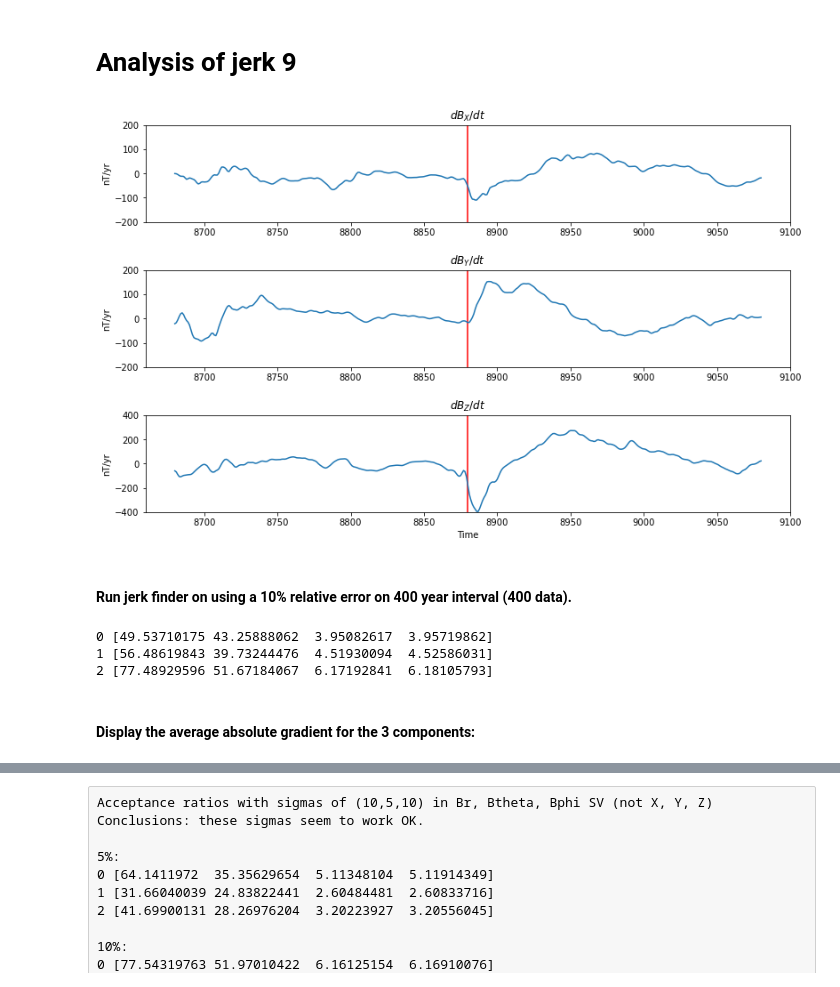
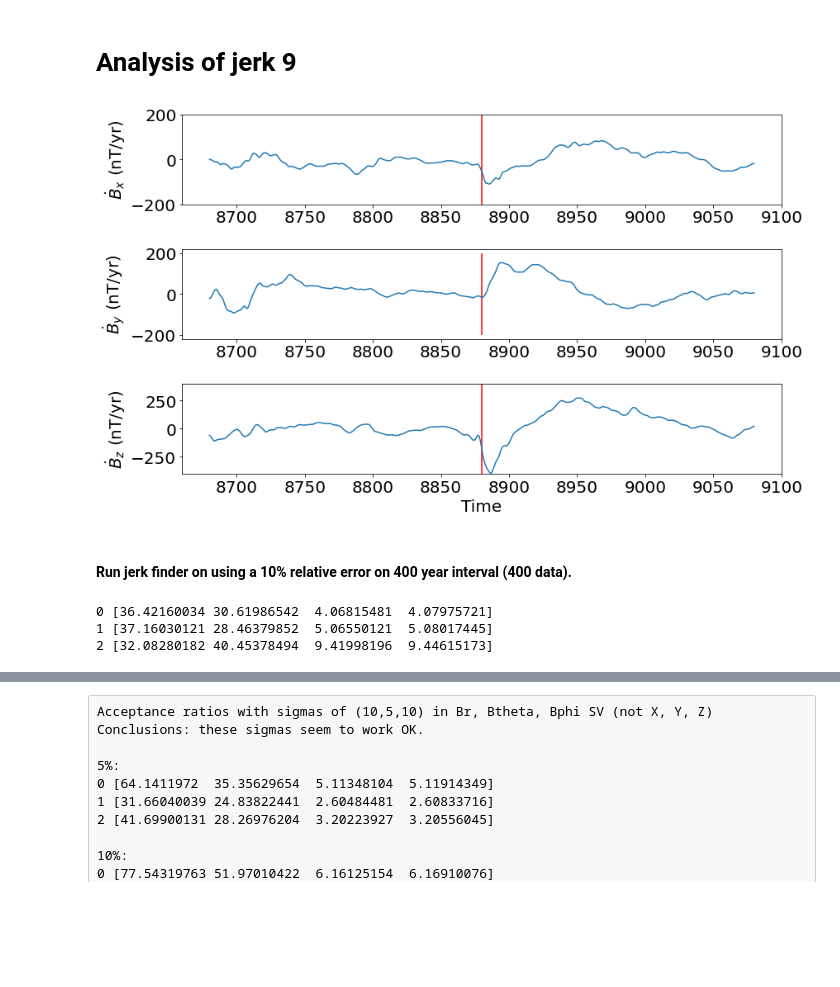
Before and after one commit to plivermore/jerk_finder, a Jupyter notebook: Python/Explore_path_model1.ipynb, the cells around one changed output, grey strips where cells are left out. Cells and saved outputs as stored; diff of their text form; code cells hidden in the pictures; blank space fills up the shorter version.

```diff
--- a/Python/Explore_path_model1.ipynb
+++ b/Python/Explore_path_model1.ipynb
@@ -89,43 +89,48 @@ plt.subplots_adjust(top=0.785, bottom=0.015, left=0.008,
 # plot SV series at theta = 90, phi = 45 which is close to the centre point of the jerk event in the SA.
 radius = 6371.
 theta = 90
 phi = 45
 jerk_number = 8 # in Python indexing (i.e. event 9)
 
 # sample every year
 time_yearly = np.arange(jerk_times[jerk_number]-200,jerk_times[jerk_number]+200+1)
 
 Br, Btheta, Bphi = cp.model_utils.synth_values(coeffs, radius, theta, phi,nmax=13)
 Br_yearly,Btheta_yearly, Bphi_yearly = np.interp(time_yearly, time, Br ), np.interp(time_yearly, time, Btheta ), np.interp(time_yearly, time, Bphi )
 Bx_dot, By_dot, Bz_dot = -np.gradient(Btheta_yearly,time_yearly), np.gradient(Bphi_yearly,time_yearly), -np.gradient(Br_yearly,time_yearly)
 
 
 a = 200
 fig, (ax1, ax2,ax3) = plt.subplots(3, 1, figsize=(13,8) )
 ax1.vlines(jerk_times[jerk_number],-a,a,'r')
 ax1.plot( time_yearly,Bx_dot )
 ax1.set_ylim(-a,a)
-ax1.set_ylabel('nT/yr')
-ax1.set_title(r'$d{B_X}/dt$')
+ax1.set_ylabel('$\dot{B}_x$ (nT/yr)',fontsize=20)
+ax1.tick_params(axis='both', which='major', labelsize=20)
+
 a=200
 ax2.vlines(jerk_times[jerk_number],-a,a,'r')
 ax2.plot( time_yearly,By_dot )
 #ax2.set_xlim(lower_time_bounds[jerk_number],upper_time_bounds[jerk_number])
-ax2.set_ylim(-200,200)
-ax2.set_ylabel('nT/yr')
-ax2.set_title(r'$d{B_Y}/dt$')
+#ax2.set_ylim(-200,200)
+ax2.set_ylabel('$\dot{B}_y$ (nT/yr)',fontsize=20)
+ax2.tick_params(axis='both', which='major', labelsize=20)
+
+#ax2.set_title(r'$d{B_Y}/dt$')
 a=400
 ax3.vlines(jerk_times[jerk_number],-a,a,'r')
 ax3.plot( time_yearly,Bz_dot )
 #ax3.set_xlim(lower_time_bounds[jerk_number],upper_time_bounds[jerk_number])
 ax3.set_ylim(-400,400)
-ax3.set_xlabel('Time')
-ax3.set_ylabel('nT/yr')
-ax3.set_title(r'$d{B_Z}/dt$')
+ax3.set_xlabel('Time',fontsize=20)
+ax3.set_ylabel('$\dot{B}_z$ (nT/yr)',fontsize=20)
+ax3.tick_params(axis='both', which='major', labelsize=20)
+
+#ax3.set_title(r'$d{B_Z}/dt$')
 plt.subplots_adjust(left=None, bottom=None, right=None, top=None, wspace=None, hspace=0.5)
-plt.savefig('Jerk9_SV_timeseries.pdf')
+#plt.savefig('Jerk9_SV_timeseries.pdf')
 # %% [output]
-[figure, old version]
+[figure, new version]
 # %% [markdown]
 #### Run jerk finder on using a 10% relative error on 400 year interval (400 data).
 # %%
@@ -138,6 +143,14 @@ NUM_DATA = len(TIMES)
 TIMES_MIN = TIMES.min()
 TIMES_MAX = TIMES.max()
 
+K_MIN = 0
+K_MAX = 100
+THIN = 100
+NBINS = 100
+credible = 0
+RUNNING_MODE = 1
+burn_in = 10000
+NSAMPLE = 2000000+burn_in
 # ****************************************
 # Define diagnostic time bins here
 # ****************************************
@@ -147,10 +160,14 @@ av_delta_hist_save = np.zeros( (len(run_components),time_intervals_nbins), dtype
 median_delta_hist_save = np.zeros( (len(run_components),time_intervals_nbins), dtype=float )
 lower_credible_delta_hist_save = np.zeros( (len(run_components),time_intervals_nbins), dtype=float )
 upper_credible_delta_hist_save = np.zeros( (len(run_components),time_intervals_nbins), dtype=float )
-
+jerk_data_save =np.zeros( ((K_MAX - K_MIN+1)*(NSAMPLE-burn_in)//THIN,2,3),dtype=float )
+size_jerk_data_save  = np.zeros(3, dtype=int)
 
 CP_hist_save = np.zeros( (len(run_components),time_intervals_nbins), dtype=int )
 av_hist_save =  np.zeros( (len(run_components),discretise_size), dtype=float )
+
+jerk_data = np.zeros( ((K_MAX - K_MIN+1)*(NSAMPLE-burn_in)//THIN,2),dtype=float )
+size_jerk_data = 0
 
 for i in run_components:
     if i == 0:
@@ -164,20 +181,15 @@ for i in run_components:
     SV_MIN = -400
     SV_MAX = 400
 
-    K_MIN = 0
-    K_MAX = 100
-    sigmas = np.array([10,5,10],dtype = float)
+
+    sigmas = np.array([ (SV.max() - SV.min())*0.08,\
+                       (TIMES_MAX - TIMES_MIN)*0.02,(SV.max() - SV.min())*0.08],dtype = float)
     TIME_grid = np.linspace(TIMES_MIN, TIMES_MAX, discretise_size, endpoint=True)
     # sigma_change_value = sigmas(1)
     # sigma_move = sigmas(2)
     # sigma_birth = sigmas(3)
 
-    THIN = 100
-    NBINS = 100
-    credible = 95
-    RUNNING_MODE = 1
-    burn_in = 10000
-    NSAMPLE = 2000000+burn_in
+
     Acceptance_rates=np.zeros(4)
     AV = np.zeros(discretise_size,dtype=float)
     SUP = np.zeros(discretise_size,dtype=float)
@@ -194,8 +206,8 @@ for i in run_components:
     CP = np.zeros( time_intervals_nbins, dtype=int )
 
     (Acceptance_rates, SUP, INF, AV, MEDIAN, MODE, CP, av_delta_slope,
-     median_delta_slope, upper_credible_delta_slope, lower_credible_delta_slope,
-     MARGINAL_DENSITY, N_CP_hist) = jerks.rjmcmc(
+    median_delta_slope, upper_credible_delta_slope, lower_credible_delta_slope,
+    MARGINAL_DENSITY, N_CP_hist, jerk_data, size_jerk_data) = jerks.rjmcmc(
      sigmas=sigmas, burn_in=burn_in,
      nsample=NSAMPLE, num_data=NUM_DATA, times=TIMES, y=SV, delta_y=delta_SV,
      y_min=SV_MIN, y_max=SV_MAX, times_min=TIMES_MIN, times_max=TIMES_MAX, k_min=K_MIN,
@@ -209,10 +221,11 @@ for i in run_components:
     lower_credible_delta_hist_save[i,:] = lower_credible_delta_slope[:]
 
     av_hist_save[i,:] = AV[:]
+    jerk_data_save[:,:,i] = jerk_data
+    size_jerk_data_save[i] = size_jerk_data
+
     print(i, Acceptance_rates)
 # %% [output]
-0 [49.53710175 43.25888062  3.95082617  3.95719862]
-1 [56.48619843 39.73244476  4.51930094  4.52586031]
-2 [77.48929596 51.67184067  6.17192841  6.18105793]
+0 [36.42160034 30.61986542  4.06815481  4.07975721]
+1 [37.16030121 28.46379852  5.06550121  5.08017445]
+2 [32.08280182 40.45378494  9.41998196  9.44615173]
-# %% [markdown]
-#### Display the average absolute gradient for the 3 components:
```
Also changed, not shown: parts of 52 cells of this notebook, 25 other files.
